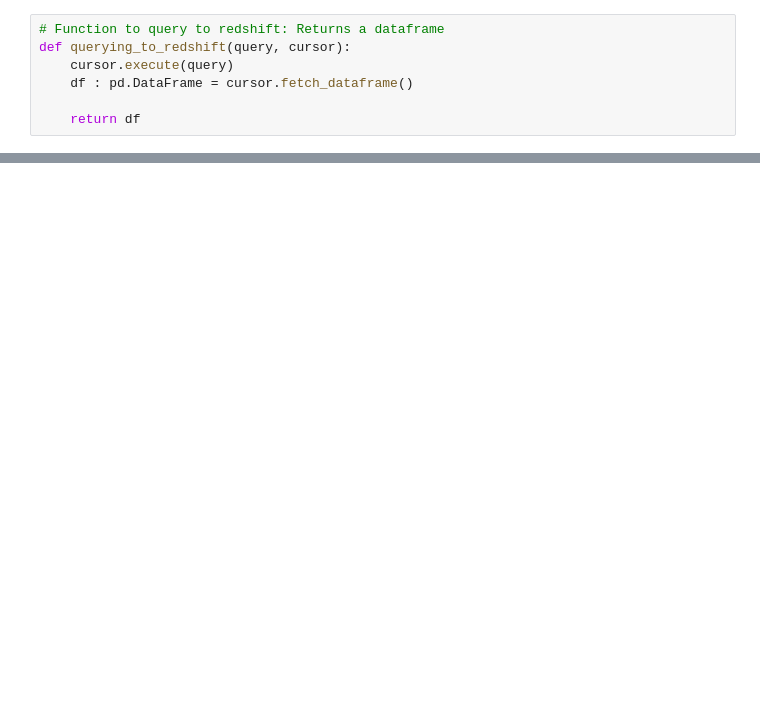
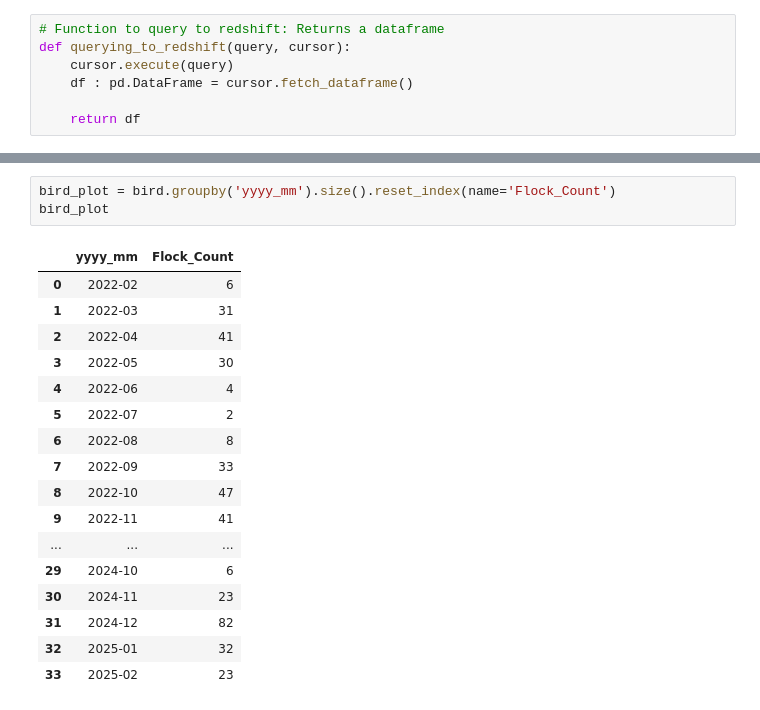
Before and after one commit to sahn1998/egg-price-prediction, a Jupyter notebook: EDA/EDA.ipynb, the cells around one changed output, grey strips where cells are left out. Drawn from its saved outputs; the diff is of its cells as text; blank space fills up the shorter version.

```diff
--- a/EDA/EDA.ipynb
+++ b/EDA/EDA.ipynb
@@ -49,0 +79,21 @@ def querying_to_redshift(query, cursor):
+# %%
+bird_plot = bird.groupby('yyyy_mm').size().reset_index(name='Flock_Count')
+bird_plot
+# %% [output]
+|  | yyyy_mm | Flock_Count |
+| 0 | 2022-02 | 6 |
+| 1 | 2022-03 | 31 |
+| 2 | 2022-04 | 41 |
+| 3 | 2022-05 | 30 |
+| 4 | 2022-06 | 4 |
+| 5 | 2022-07 | 2 |
+| 6 | 2022-08 | 8 |
+| 7 | 2022-09 | 33 |
+| 8 | 2022-10 | 47 |
+| 9 | 2022-11 | 41 |
+| ... | ... | ... |
+| 29 | 2024-10 | 6 |
+| 30 | 2024-11 | 23 |
+| 31 | 2024-12 | 82 |
+| 32 | 2025-01 | 32 |
+| 33 | 2025-02 | 23 |
```
Also changed, not shown: parts of 9 cells of this notebook, 10 other files.
